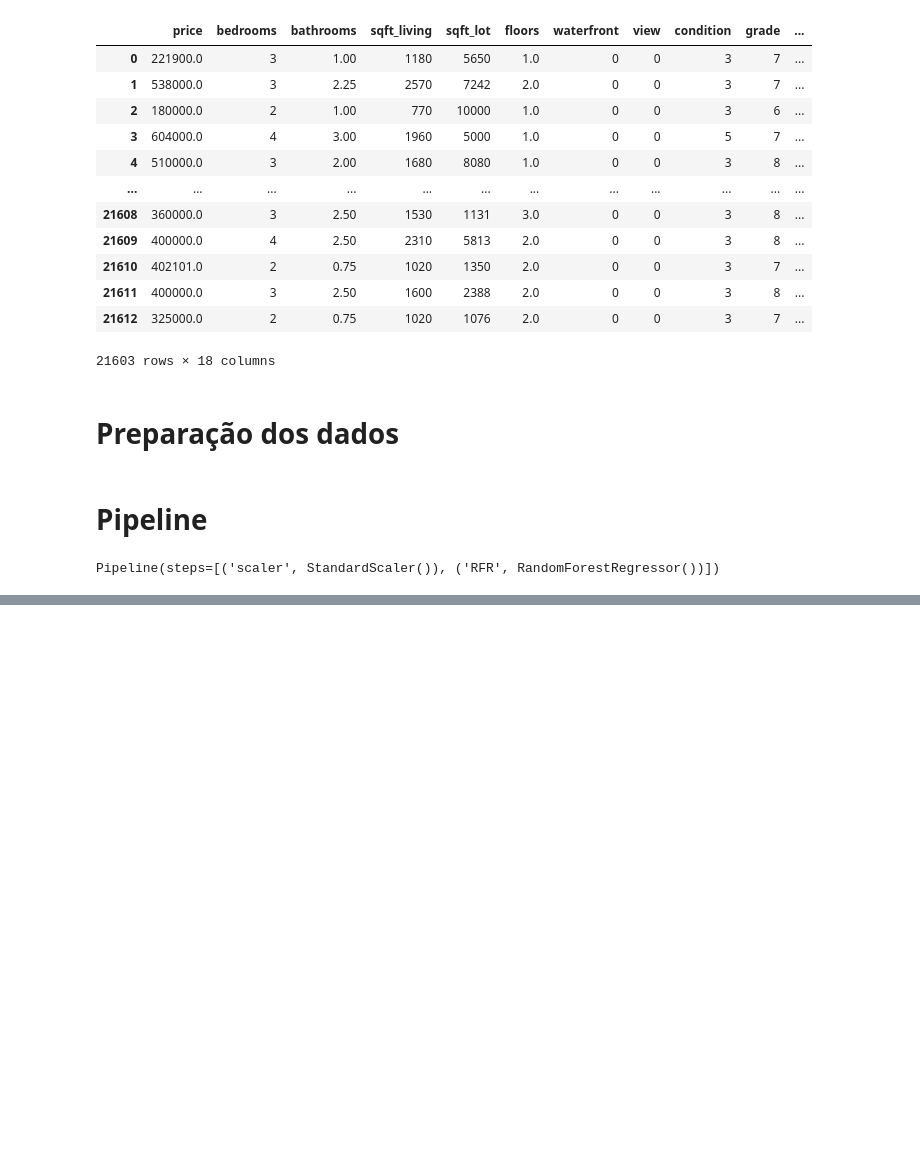
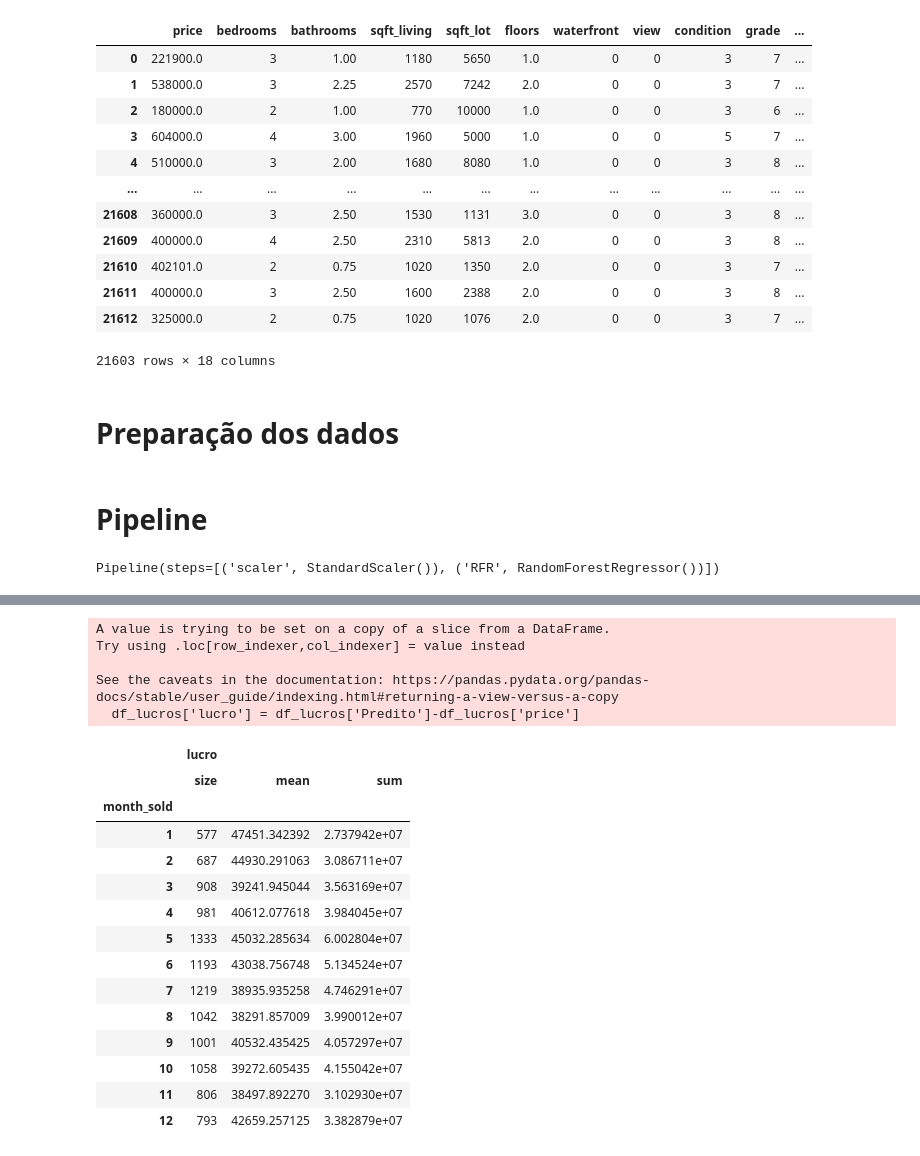
Before and after one commit to escobar-felipe/Projetos, a Jupyter notebook: House_price/House_price.ipynb, the cells around one changed output, grey strips where cells are left out. Saved outputs shown, nothing was run; the diff lists cells and outputs as text; code cells hidden in the pictures; blank space fills up the shorter version.

```diff
--- a/House_price/House_price.ipynb
+++ b/House_price/House_price.ipynb
@@ -446,0 +455,5 @@ plt.show()
+# %%
+X = df_pipe.drop('price', axis=1)
+y = df_pipe.loc[:,'price']
+# %%
+y_pred = pipe.predict(X)
@@ -446,0 +477,2 @@ plt.show()
+# %%
+df['Predito'] = y_pred
@@ -446,0 +481,4 @@ plt.show()
+# %%
+df_lucros = df[df['Predito']-df['price']>0]
+df_house = pd.DataFrame({'id': df_lucros['id'], 'Preço': df_lucros['Predito']})
+df_house
@@ -446,0 +503,24 @@ plt.show()
+# %%
+df_lucros['lucro'] = df_lucros['Predito']-df_lucros['price']
+df_lucros.groupby(['month_sold']).agg({'lucro' : ['size','mean','sum']})
+# %% [output]
+A value is trying to be set on a copy of a slice from a DataFrame.
+Try using .loc[row_indexer,col_indexer] = value instead
+
+See the caveats in the documentation: https://pandas.pydata.org/pandas-docs/stable/user_guide/indexing.html#returning-a-view-versus-a-copy
+  df_lucros['lucro'] = df_lucros['Predito']-df_lucros['price']
+|  | lucro |  |  |
+|  | size | mean | sum |
+| month_sold |  |  |  |
+| 1 | 577 | 47451.342392 | 2.737942e+07 |
+| 2 | 687 | 44930.291063 | 3.086711e+07 |
+| 3 | 908 | 39241.945044 | 3.563169e+07 |
+| 4 | 981 | 40612.077618 | 3.984045e+07 |
+| 5 | 1333 | 45032.285634 | 6.002804e+07 |
+| 6 | 1193 | 43038.756748 | 5.134524e+07 |
+| 7 | 1219 | 38935.935258 | 4.746291e+07 |
+| 8 | 1042 | 38291.857009 | 3.990012e+07 |
+| 9 | 1001 | 40532.435425 | 4.057297e+07 |
+| 10 | 1058 | 39272.605435 | 4.155042e+07 |
+| 11 | 806 | 38497.892270 | 3.102930e+07 |
+| 12 | 793 | 42659.257125 | 3.382879e+07 |
```
Also changed, not shown: parts of 21 cells of this notebook.
